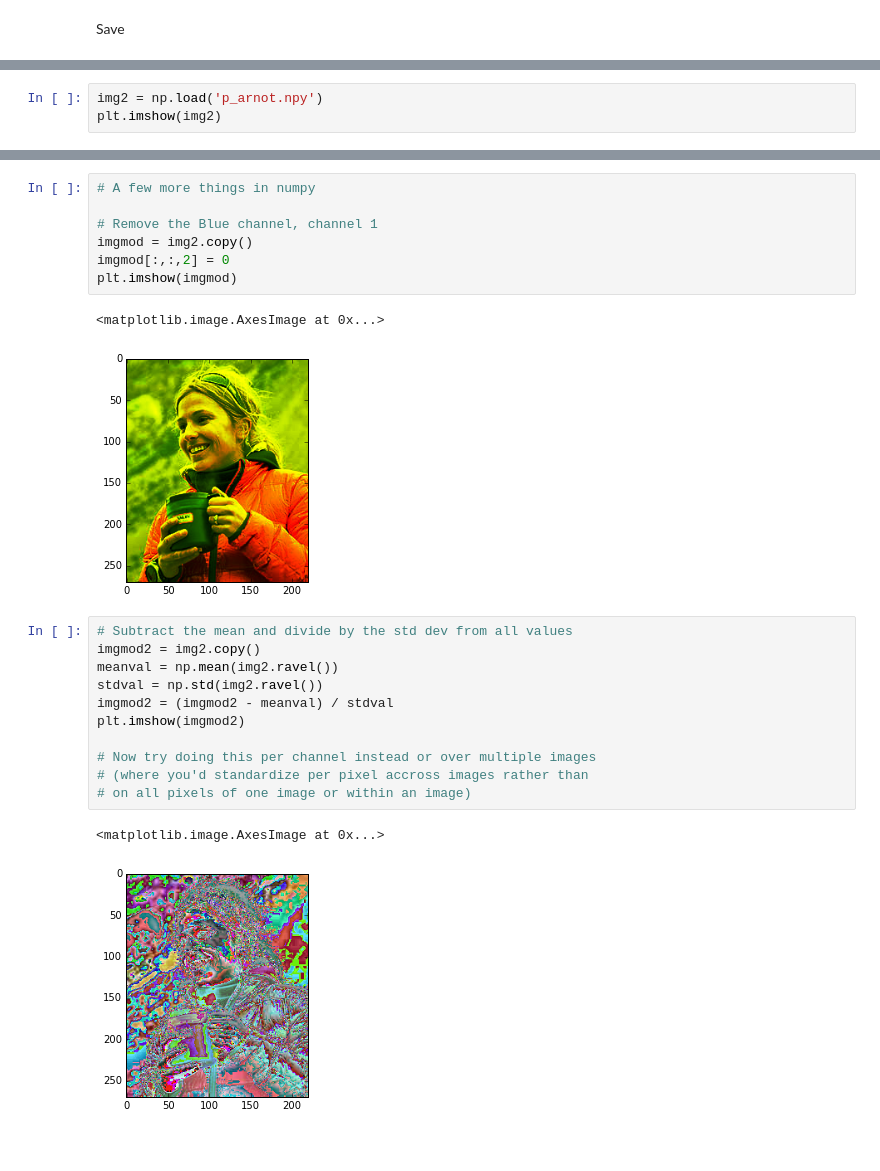
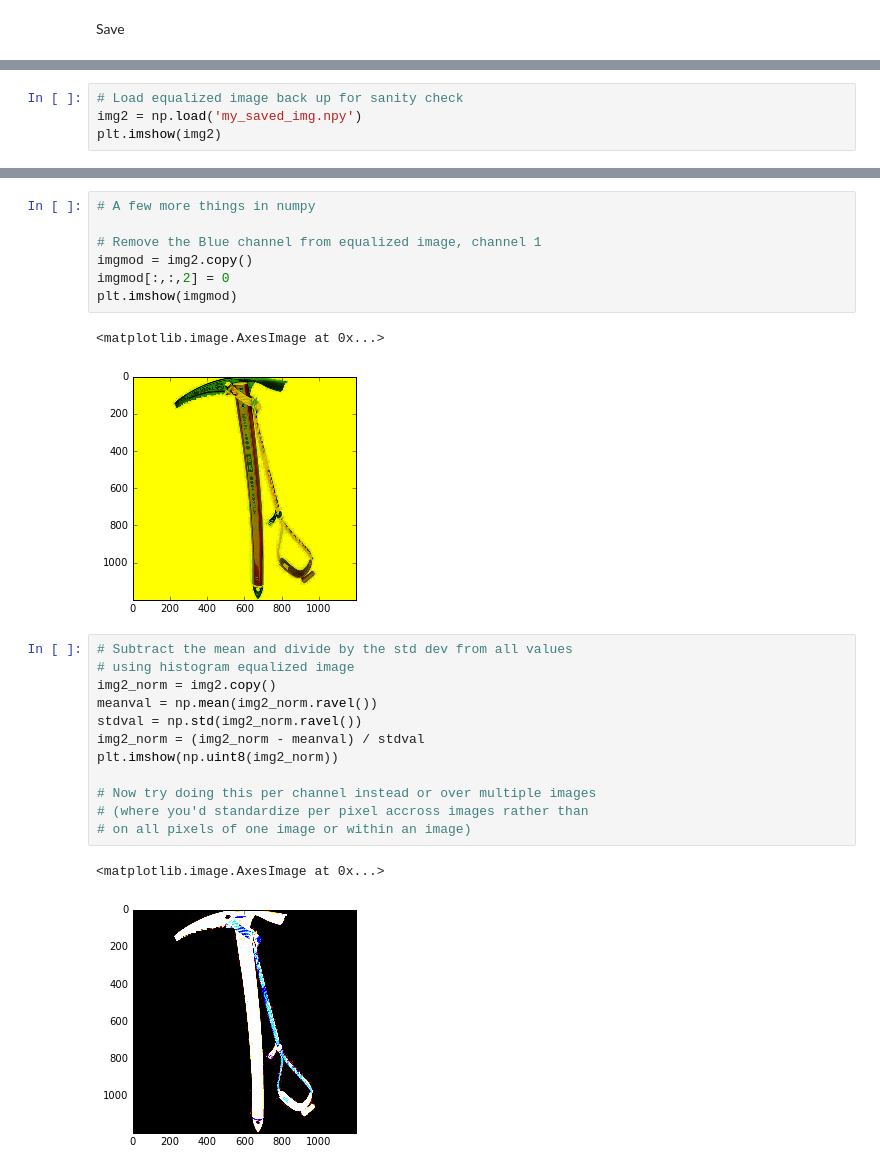
Before and after one commit to michhar/python-jupyter-notebooks, a Jupyter notebook: primers/Numpy_Image.ipynb, the cells around one changed output, grey strips where cells are left out. Drawn from its saved outputs; the diff is of its cells as text.

```diff
--- a/primers/Numpy_Image.ipynb
+++ b/primers/Numpy_Image.ipynb
@@ -92,5 +101,6 @@ np.save('p_arnot', img2)
 # %%
-img2 = np.load('p_arnot.npy')
+# Load equalized image back up for sanity check
+img2 = np.load('my_saved_img.npy')
 plt.imshow(img2)
 # %% [output]
 <matplotlib.image.AxesImage at 0x...>
@@ -98,24 +129,25 @@ plt.imshow(img2)
 # %%
 # A few more things in numpy
 
-# Remove the Blue channel, channel 1
+# Remove the Blue channel from equalized image, channel 1
 imgmod = img2.copy()
 imgmod[:,:,2] = 0
 plt.imshow(imgmod)
 # %% [output]
 <matplotlib.image.AxesImage at 0x...>
-[figure, old version]
+[figure, new version]
 # %%
 # Subtract the mean and divide by the std dev from all values
-imgmod2 = img2.copy()
-meanval = np.mean(img2.ravel())
-stdval = np.std(img2.ravel())
-imgmod2 = (imgmod2 - meanval) / stdval
-plt.imshow(imgmod2)
+# using histogram equalized image
+img2_norm = img2.copy()
+meanval = np.mean(img2_norm.ravel())
+stdval = np.std(img2_norm.ravel())
+img2_norm = (img2_norm - meanval) / stdval
+plt.imshow(np.uint8(img2_norm))
 
 # Now try doing this per channel instead or over multiple images
 # (where you'd standardize per pixel accross images rather than
 # on all pixels of one image or within an image)
 # %% [output]
 <matplotlib.image.AxesImage at 0x...>
-[figure, old version]
+[figure, new version]
```
Also changed, not shown: parts of 30 cells of this notebook.
